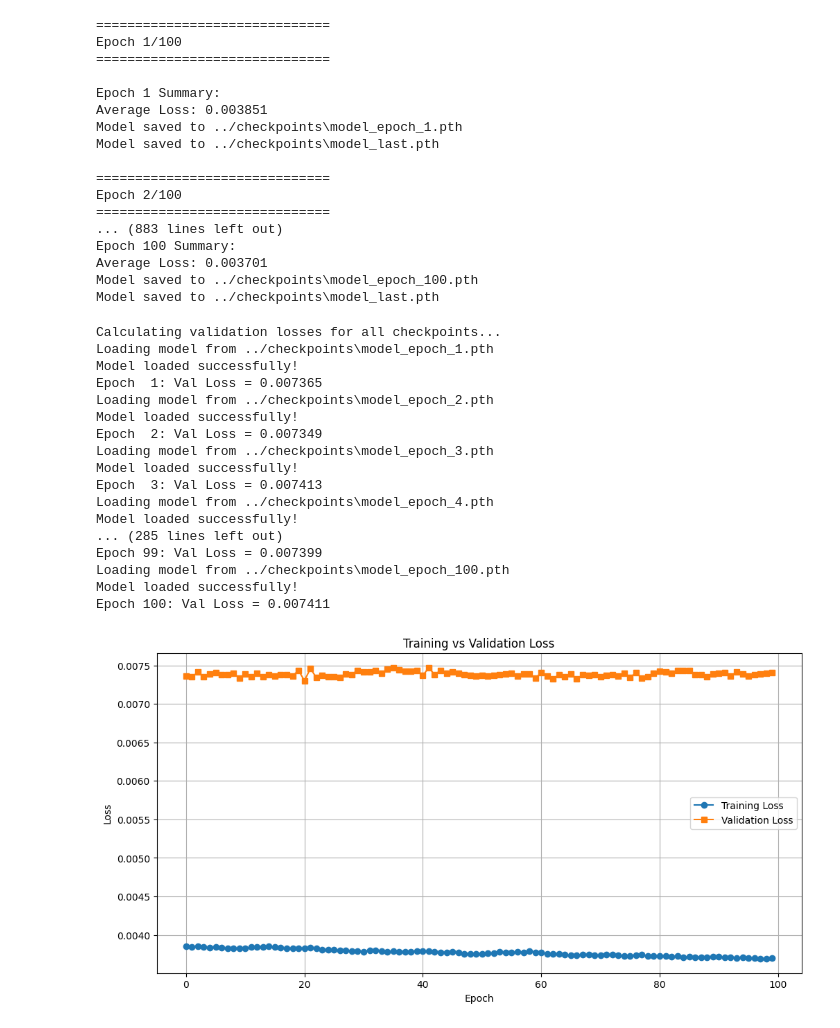
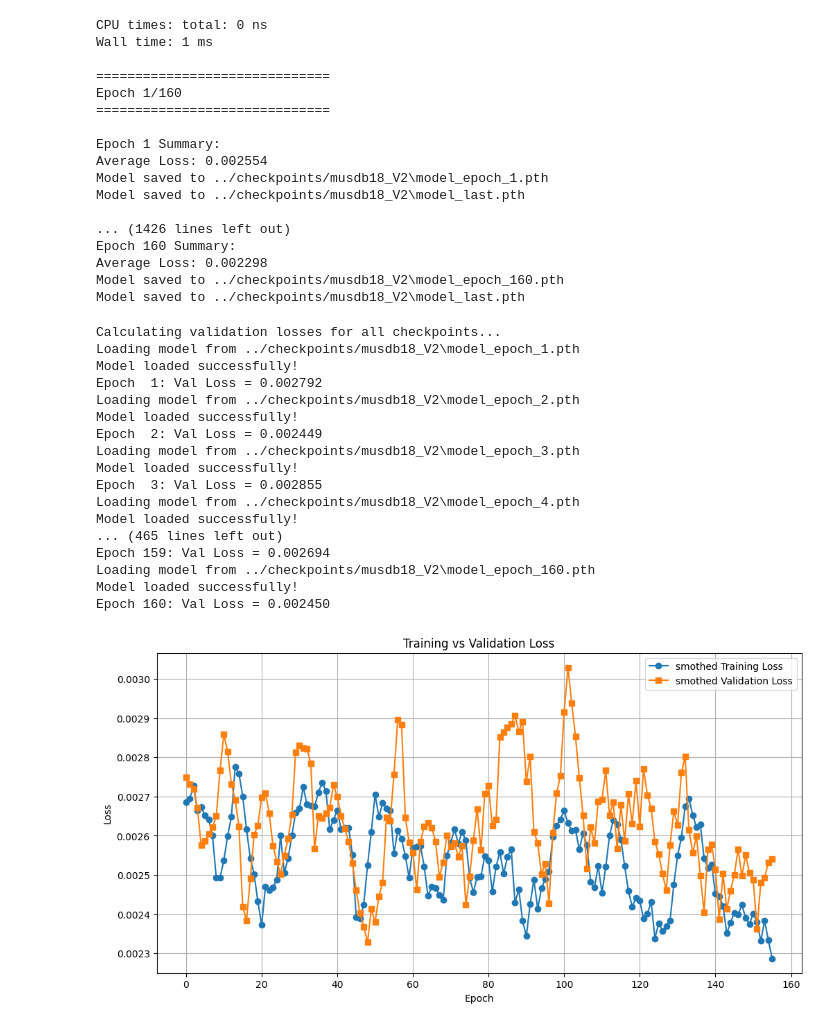
Before and after one commit to Are-had/Singing-Voice-Separation-with-Deep-U-net, a Jupyter notebook: notebooks/train.ipynb, the cells around one changed output. Drawn from its saved outputs; the diff is of its cells as text; code cells hidden in the pictures.

Commit message:
update the loss plot

```diff
--- a/notebooks/train.ipynb
+++ b/notebooks/train.ipynb
@@ -40,5 +40,6 @@ Loading model from ../checkpoints/model_epoch_100.pth
 Model loaded successfully!
 # %%
+%time
 train_losses = []
 
 for epoch in range(args.epochs):
@@ -75,36 +76,36 @@ for epoch in range(args.epochs):
     latest_path = os.path.join(args.checkpoint_dir, 'model_last.pth')
     model.save(latest_path)
 
-np.save('../checkpoints/train_losses.npy', train_losses)
+np.save('../checkpoints/musdb18_V2/train_losses_32.npy', train_losses)
 # %% [output]
+CPU times: total: 0 ns
+Wall time: 1 ms
+
 ==============================
-Epoch 1/100
+Epoch 1/160
 ==============================
 
 Epoch 1 Summary:
-Average Loss: 0.003851
-Model saved to ../checkpoints\model_epoch_1.pth
-Model saved to ../checkpoints\model_last.pth
+Average Loss: 0.002554
+Model saved to ../checkpoints/musdb18_V2\model_epoch_1.pth
+Model saved to ../checkpoints/musdb18_V2\model_last.pth
 
-==============================
-Epoch 2/100
-==============================
-... (883 lines left out)
-Epoch 100 Summary:
-Average Loss: 0.003701
-Model saved to ../checkpoints\model_epoch_100.pth
-Model saved to ../checkpoints\model_last.pth
+... (1426 lines left out)
+Epoch 160 Summary:
+Average Loss: 0.002298
+Model saved to ../checkpoints/musdb18_V2\model_epoch_160.pth
+Model saved to ../checkpoints/musdb18_V2\model_last.pth
 # %%
 # calculate loss for valid data
 
 val_loader = create_dataloader(
-    data_path='../spectrograms/musdb7s/valid',
+    data_path='../spectrograms/musdb18/valid',
     batch_size=args.batch_size,
     shuffle=True,
     num_workers=0
 )
 
-checkpoint_dir = '../checkpoints'
+checkpoint_dir = '../checkpoints/musdb18_V2'
 val_losses = []
 
 print("Calculating validation losses for all checkpoints...")
@@ -124,34 +125,45 @@ for epoch in range(1, args.epochs + 1):
         print(f"Epoch {epoch:2d}: Val Loss = {val_loss:.6f}")
 
 
-np.save('../checkpoints/validation_losses.npy', val_losses)
+np.save('../checkpoints/musdb18_V2/validation_losses_32batch.npy', val_losses)
 # %% [output]
 Calculating validation losses for all checkpoints...
-Loading model from ../checkpoints\model_epoch_1.pth
+Loading model from ../checkpoints/musdb18_V2\model_epoch_1.pth
 Model loaded successfully!
-Epoch  1: Val Loss = 0.007365
-Loading model from ../checkpoints\model_epoch_2.pth
+Epoch  1: Val Loss = 0.002792
+Loading model from ../checkpoints/musdb18_V2\model_epoch_2.pth
 Model loaded successfully!
-Epoch  2: Val Loss = 0.007349
-Loading model from ../checkpoints\model_epoch_3.pth
+Epoch  2: Val Loss = 0.002449
+Loading model from ../checkpoints/musdb18_V2\model_epoch_3.pth
 Model loaded successfully!
-Epoch  3: Val Loss = 0.007413
-Loading model from ../checkpoints\model_epoch_4.pth
+Epoch  3: Val Loss = 0.002855
+Loading model from ../checkpoints/musdb18_V2\model_epoch_4.pth
 Model loaded successfully!
-... (285 lines left out)
-Epoch 99: Val Loss = 0.007399
-Loading model from ../checkpoints\model_epoch_100.pth
+... (465 lines left out)
+Epoch 159: Val Loss = 0.002694
+Loading model from ../checkpoints/musdb18_V2\model_epoch_160.pth
 Model loaded successfully!
-Epoch 100: Val Loss = 0.007411
+Epoch 160: Val Loss = 0.002450
 # %%
+# import and plot the losses
+train_losses = np.load('../checkpoints/musdb18_V2/train_losses_32.npy')
+val_losses = np.load('../checkpoints/musdb18_V2/validation_losses_32batch.npy')
+
+# smothe the curves
+
+train_losses_s = np.convolve(train_losses, np.ones(5)/5, mode='valid')
+val_losses_s = np.convolve(val_losses, np.ones(5)/5, mode='valid')
+
+
+
 plt.figure(figsize=(12, 6))
-plt.plot( train_losses, label='Training Loss', marker='o')
-plt.plot( val_losses, label='Validation Loss', marker='s')
+plt.plot( train_losses_s, label='smothed Training Loss', marker='o')
+plt.plot( val_losses_s, label='smothed Validation Loss', marker='s')
 plt.xlabel('Epoch')
 plt.ylabel('Loss')
 plt.title('Training vs Validation Loss')
 plt.legend()
 plt.grid(True)
-plt.show()
+# plt.savefig('../checkpoints/musdb18_V2/loss_curve_160_epoch_batch_32.png')
 # %% [output]
-[figure, old version]
+[figure, new version]
```
Also changed, not shown: parts of 3 cells of this notebook.
